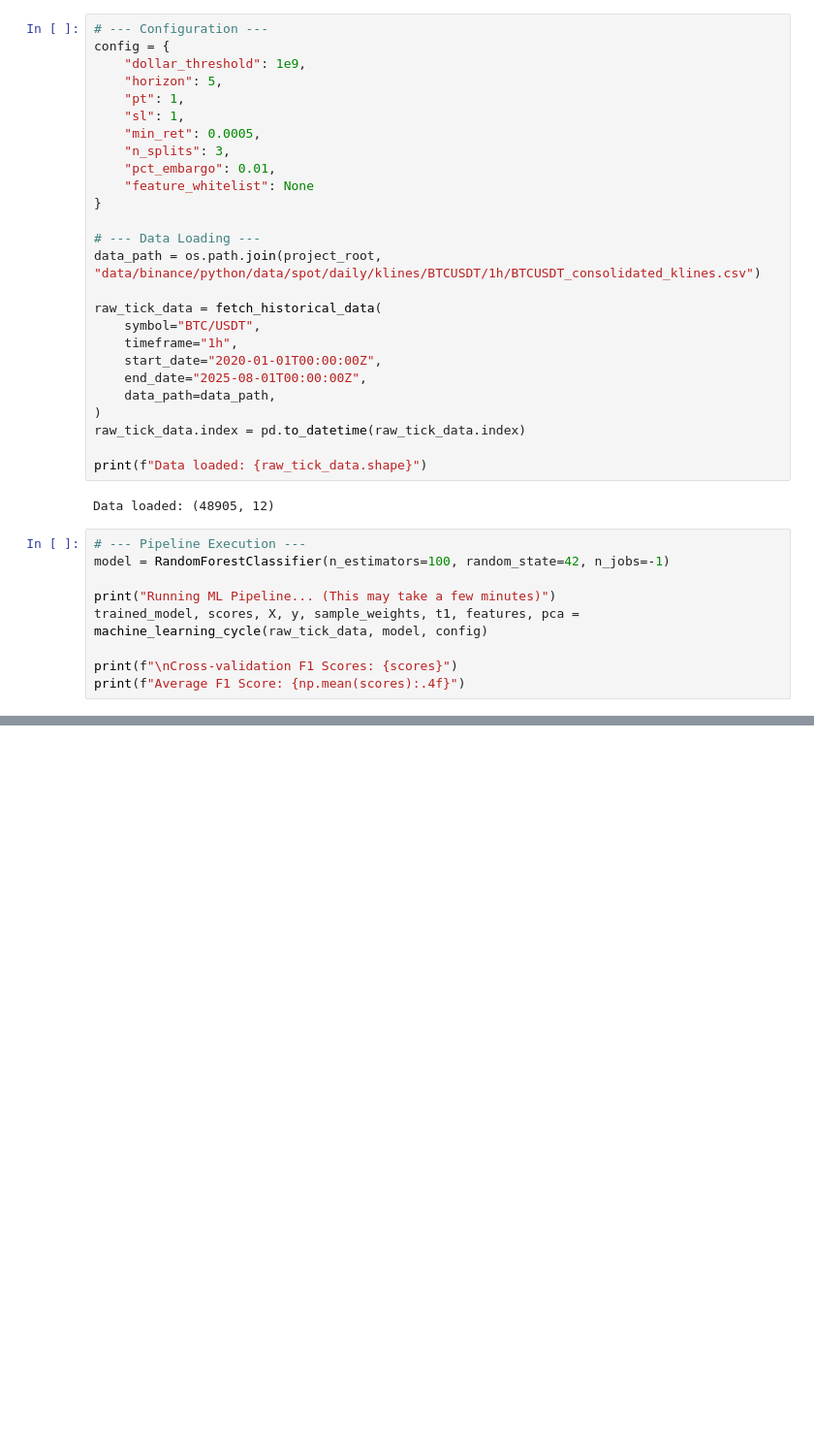
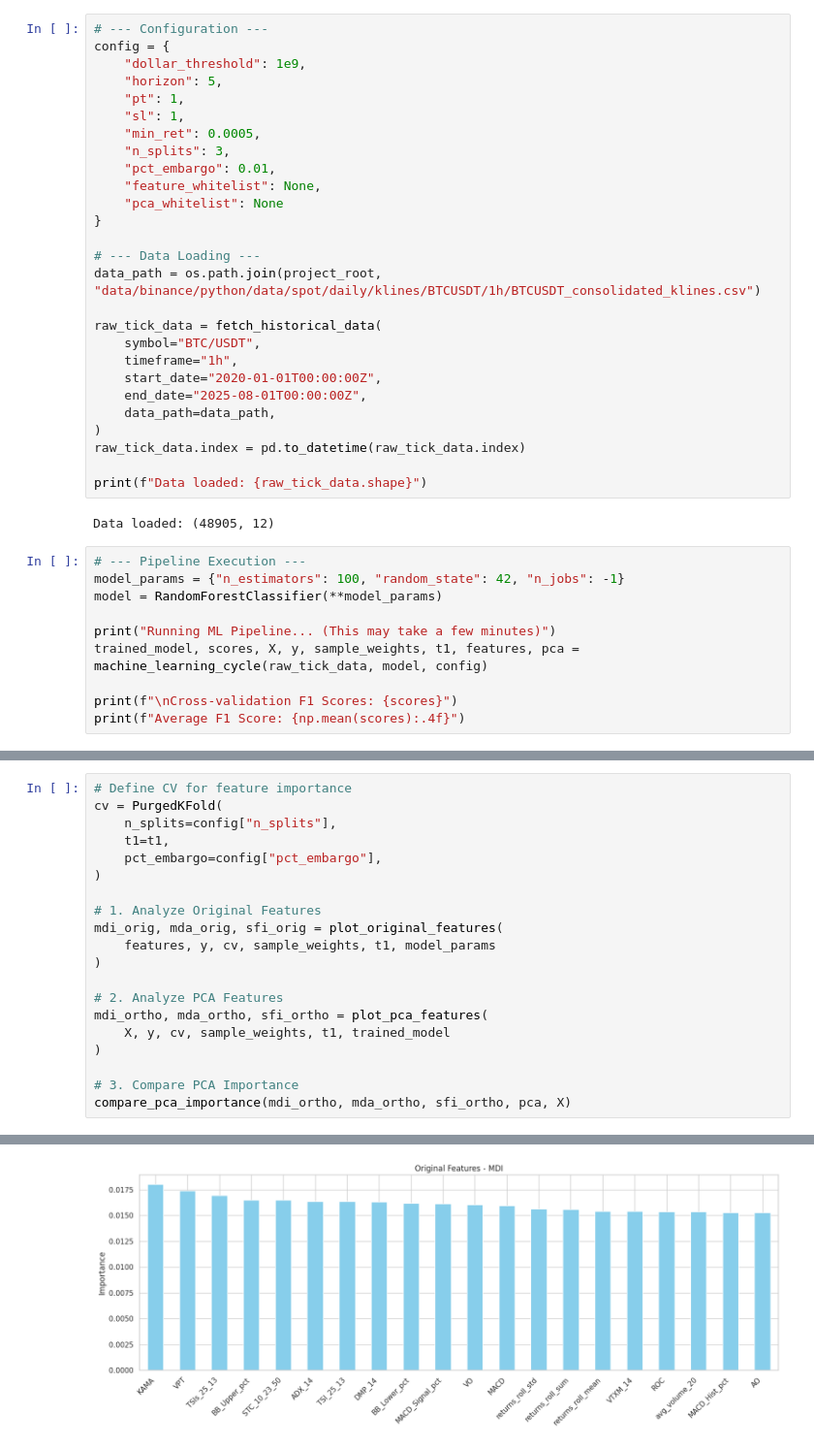
Before and after one commit to LeoCenturion/ceia-tpf, a Jupyter notebook: data_analysis/feature_importance_analysis.ipynb, the cells around one changed output, grey strips where cells are left out. Shown at 97% size. Saved outputs shown, nothing was run; the diff lists cells and outputs as text; blank space fills up the shorter version.

```diff
--- a/data_analysis/feature_importance_analysis.ipynb
+++ b/data_analysis/feature_importance_analysis.ipynb
@@ -53,7 +225,8 @@ config = {
     "min_ret": 0.0005,
     "n_splits": 3,
     "pct_embargo": 0.01,
-    "feature_whitelist": None
+    "feature_whitelist": None,
+    "pca_whitelist": None
 }
 
 # --- Data Loading ---
@@ -73,7 +246,8 @@ print(f"Data loaded: {raw_tick_data.shape}")
 Data loaded: (48905, 12)
 # %%
 # --- Pipeline Execution ---
-model = RandomForestClassifier(n_estimators=100, random_state=42, n_jobs=-1)
+model_params = {"n_estimators": 100, "random_state": 42, "n_jobs": -1}
+model = RandomForestClassifier(**model_params)
 
 print("Running ML Pipeline... (This may take a few minutes)")
 trained_model, scores, X, y, sample_weights, t1, features, pca = machine_learning_cycle(raw_tick_data, model, config)
@@ -266,0 +275,21 @@ Name: Orthogonal Importance, dtype: float64
+# %%
+# Define CV for feature importance
+cv = PurgedKFold(
+    n_splits=config["n_splits"],
+    t1=t1,
+    pct_embargo=config["pct_embargo"],
+)
+
+# 1. Analyze Original Features
+mdi_orig, mda_orig, sfi_orig = plot_original_features(
+    features, y, cv, sample_weights, t1, model_params
+)
+
+# 2. Analyze PCA Features
+mdi_ortho, mda_ortho, sfi_ortho = plot_pca_features(
+    X, y, cv, sample_weights, t1, trained_model
+)
+
+# 3. Compare PCA Importance
+compare_pca_importance(mdi_ortho, mda_ortho, sfi_ortho, pca, X)
+# %% [output]
@@ -266,0 +300 @@ Name: Orthogonal Importance, dtype: float64
+[figure, added]
```
Also changed, not shown: parts of 23 cells of this notebook, 5 other files.
